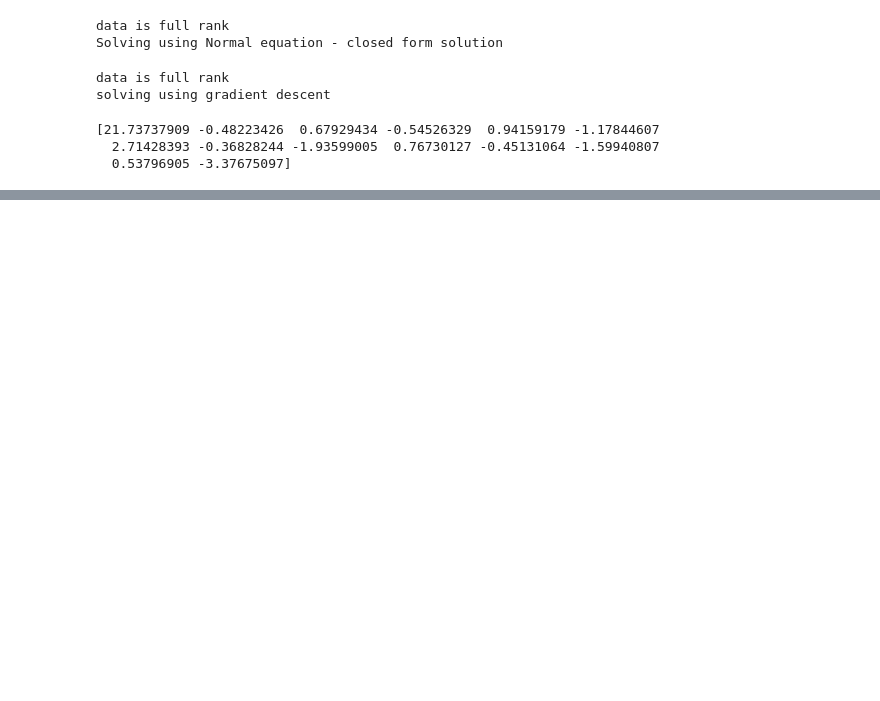
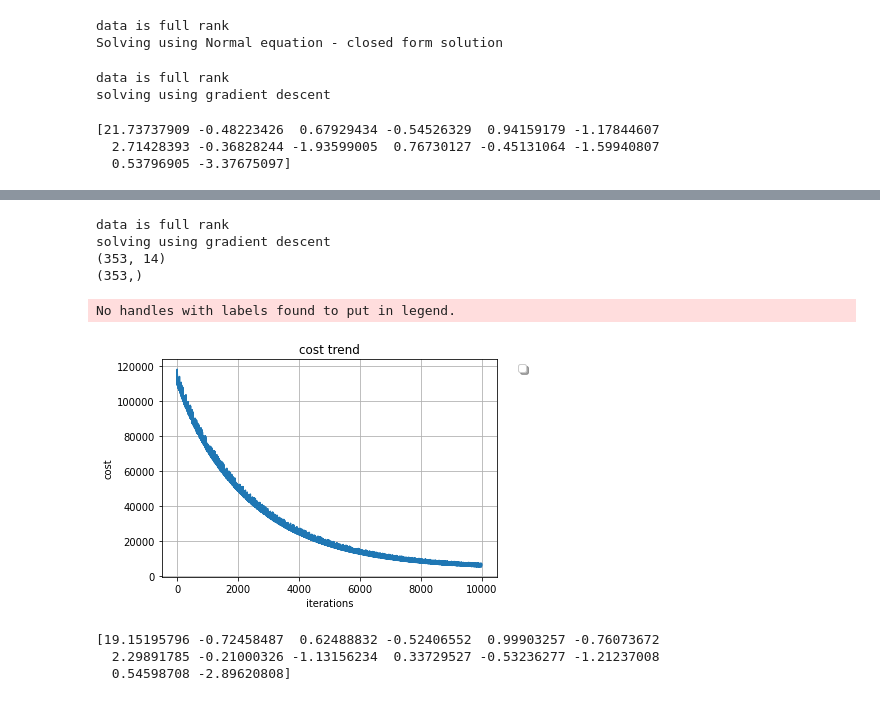
Before and after one commit to Rafi653/Machine-Learning, a Jupyter notebook: ML_LinearRegression.ipynb, the cells around one changed output, grey strips where cells are left out. Saved outputs shown, nothing was run; the diff lists cells and outputs as text; code cells hidden in the pictures; blank space fills up the shorter version.

```diff
--- a/ML_LinearRegression.ipynb
+++ b/ML_LinearRegression.ipynb
@@ -190,3 +237,24 @@ solving using gradient descent
 [22.39320065 -0.76256258  1.42745569 -0.18606945  0.88613824 -2.6011521
   2.09074456 -0.08336346 -3.57569168  2.11750482 -1.43787621 -1.73404394
   0.37475875 -4.09387352]
+# %%
+regression = LinearRegression(df.values[:,0:-1],
+                              df.values[:, -1],
+                              learningRate= 0.000001,
+                              tolerance= 0.000005,
+                              maxIteration= 10000,
+                              gd= True,
+                              stochastic = True,
+                              batch_size = 200)
+# %%
+regression.fit()
+# %% [output]
+data is full rank
+solving using gradient descent
+(353, 14)
+(353,)
+No handles with labels found to put in legend.
+[figure, added]
+[19.15195796 -0.72458487  0.62488832 -0.52406552  0.99903257 -0.76073672
+  2.29891785 -0.21000326 -1.13156234  0.33729527 -0.53236277 -1.21237008
+  0.54598708 -2.89620808]
```
Also changed, not shown: parts of 4 cells of this notebook.
